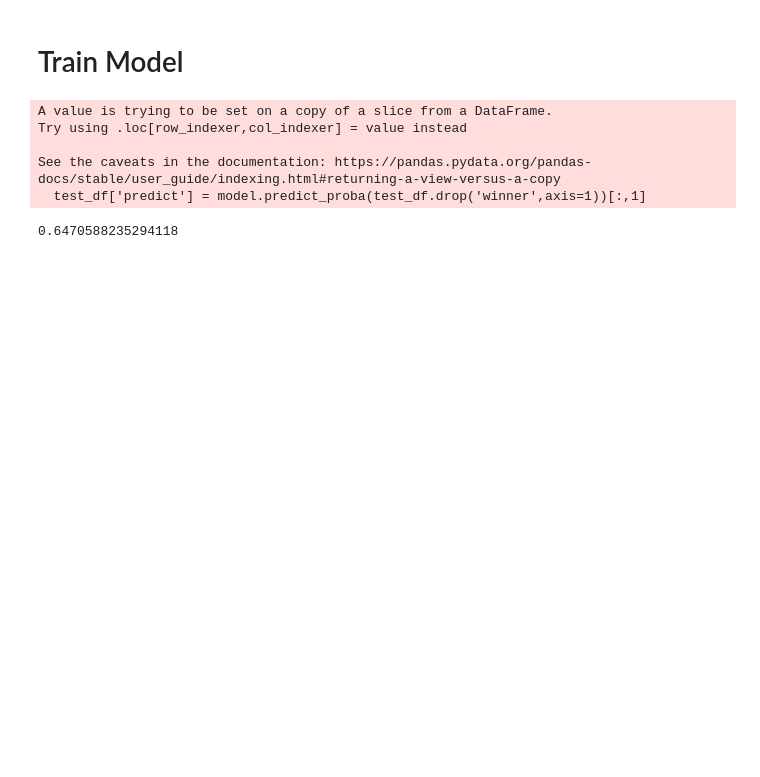
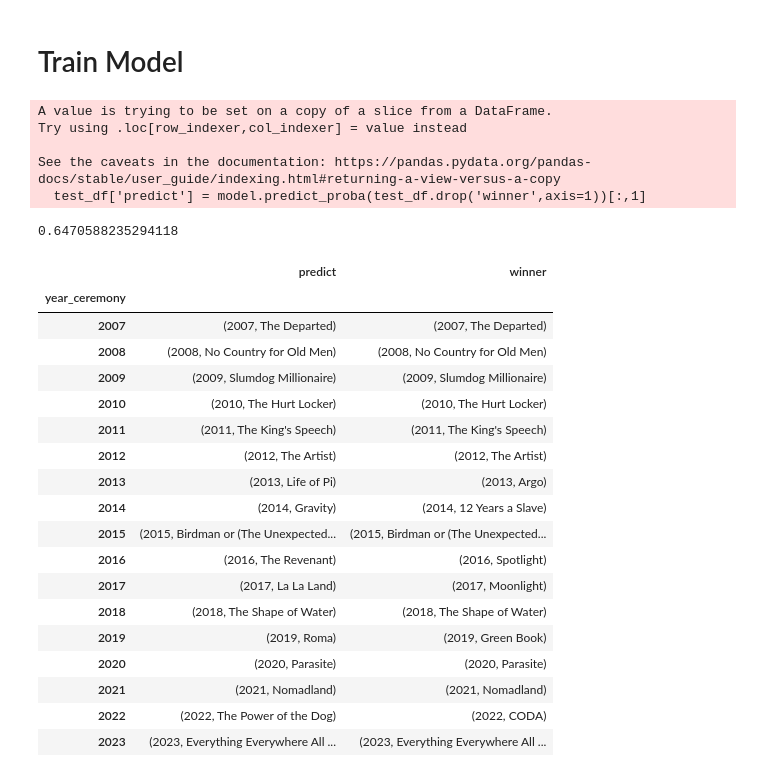
Before and after one commit to nthall93/oscars, a Jupyter notebook: model.ipynb, the cells around one changed output. Cells and saved outputs as stored; diff of their text form; code cells hidden in the pictures; blank space fills up the shorter version.

```diff
--- a/model.ipynb
+++ b/model.ipynb
@@ -109,3 +110,25 @@ actual = test_df.groupby('year_ceremony')['winner'].idxmax()
 (predictions == actual).sum()/len(predictions)
 # %% [output]
 0.6470588235294118
+# %%
+pd.concat([predictions,actual],axis = 1)
+# %% [output]
+|  | predict | winner |
+| year_ceremony |  |  |
+| 2007 | (2007, The Departed) | (2007, The Departed) |
+| 2008 | (2008, No Country for Old Men) | (2008, No Country for Old Men) |
+| 2009 | (2009, Slumdog Millionaire) | (2009, Slumdog Millionaire) |
+| 2010 | (2010, The Hurt Locker) | (2010, The Hurt Locker) |
+| 2011 | (2011, The King's Speech) | (2011, The King's Speech) |
+| 2012 | (2012, The Artist) | (2012, The Artist) |
+| 2013 | (2013, Life of Pi) | (2013, Argo) |
+| 2014 | (2014, Gravity) | (2014, 12 Years a Slave) |
+| 2015 | (2015, Birdman or (The Unexpected... | (2015, Birdman or (The Unexpected... |
+| 2016 | (2016, The Revenant) | (2016, Spotlight) |
+| 2017 | (2017, La La Land) | (2017, Moonlight) |
+| 2018 | (2018, The Shape of Water) | (2018, The Shape of Water) |
+| 2019 | (2019, Roma) | (2019, Green Book) |
+| 2020 | (2020, Parasite) | (2020, Parasite) |
+| 2021 | (2021, Nomadland) | (2021, Nomadland) |
+| 2022 | (2022, The Power of the Dog) | (2022, CODA) |
+| 2023 | (2023, Everything Everywhere All ... | (2023, Everything Everywhere All ... |
```
Also changed, not shown: parts of 10 cells of this notebook, 1 other file.
